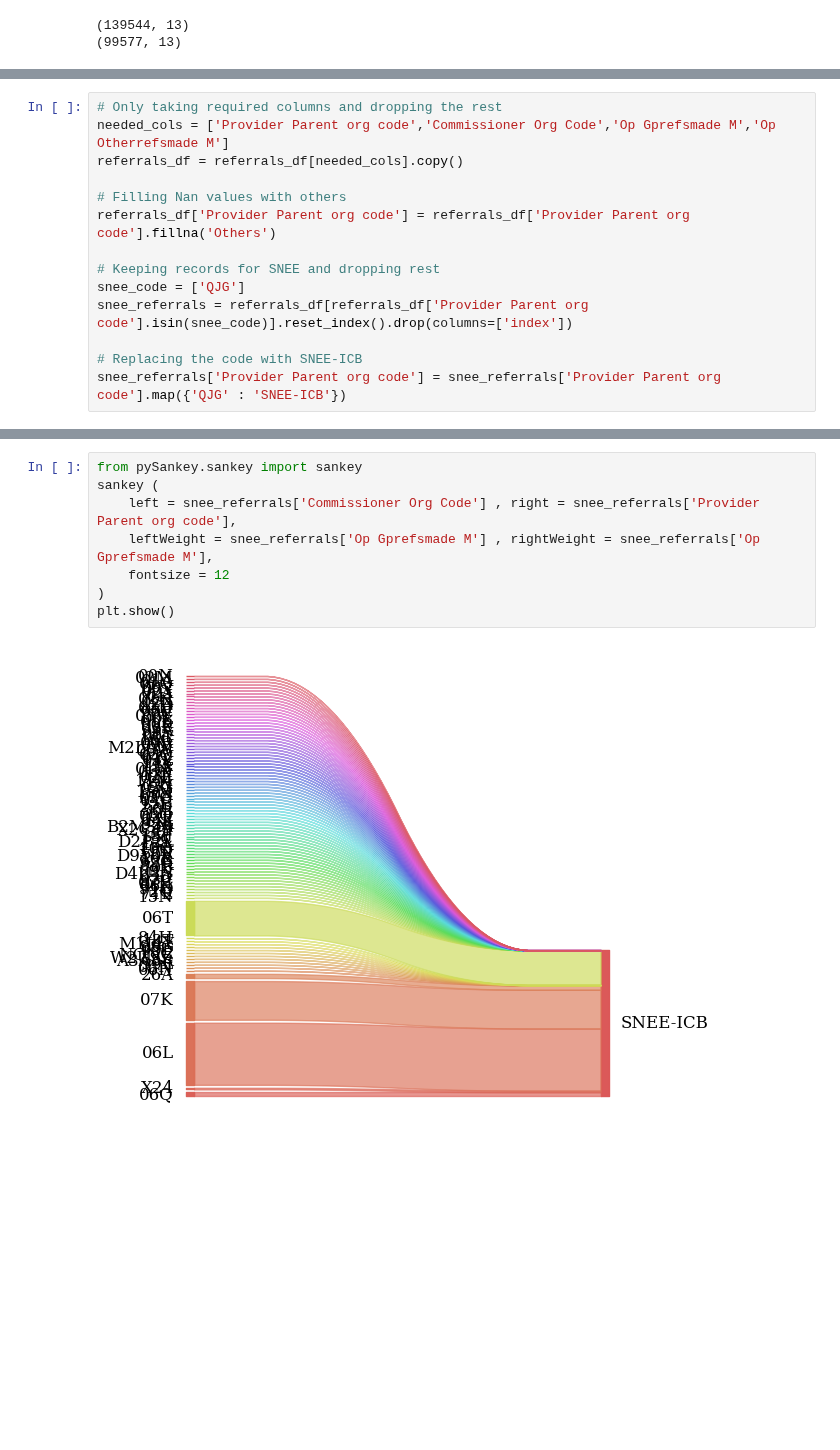
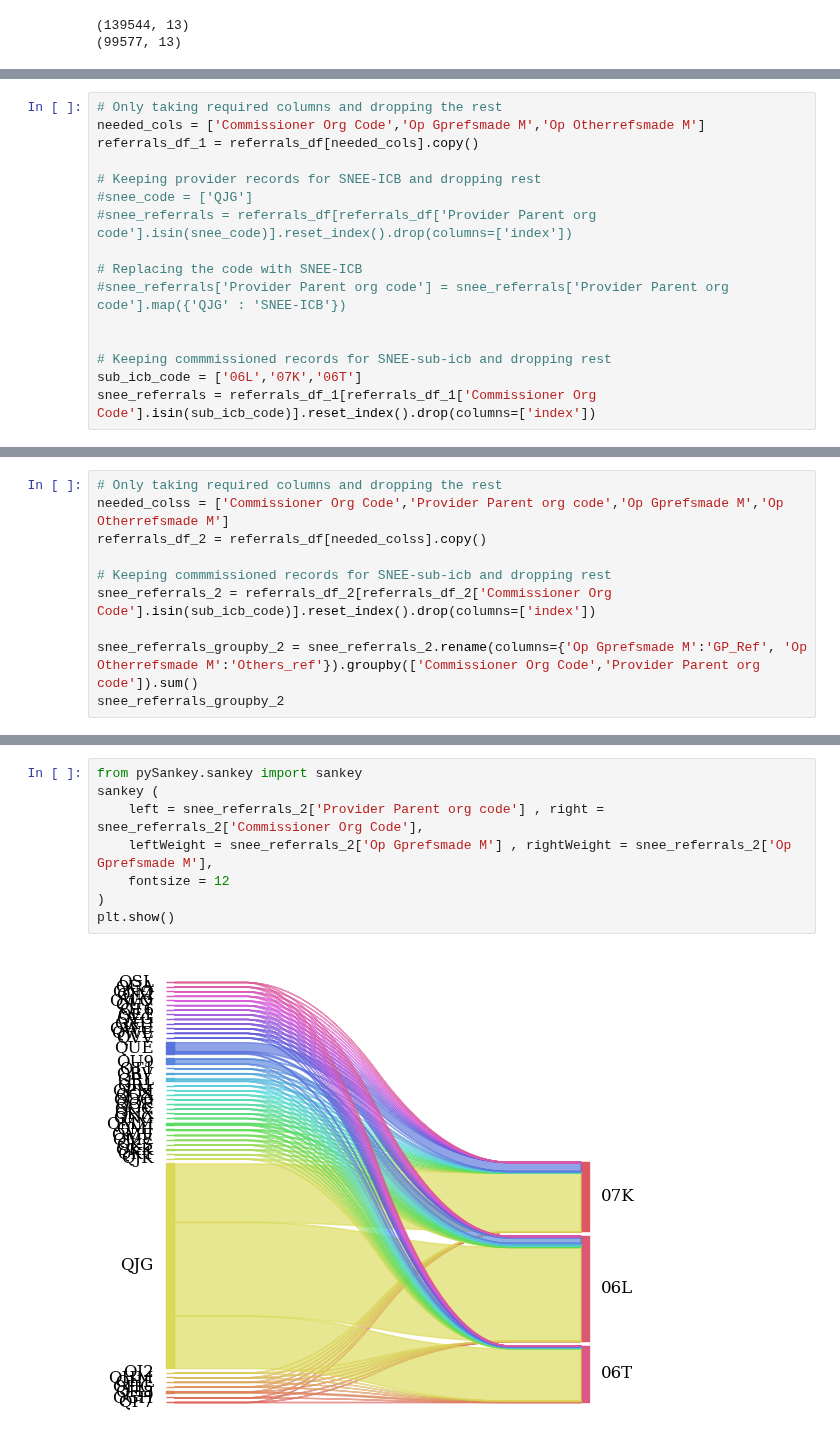
Before and after one commit to SNEE-ICS/PrimaryCareDemandAndCapacity, a Jupyter notebook: notebooks/1d_ReferralRate.ipynb, the cells around one changed output, grey strips where cells are left out. Drawn from its saved outputs; the diff is of its cells as text; blank space fills up the shorter version.

Commit message:
Referral rate analysis

```diff
--- a/notebooks/1d_ReferralRate.ipynb
+++ b/notebooks/1d_ReferralRate.ipynb
@@ -98,14 +85,16 @@ Name: Provider Parent org code, Length: 940, dtype: object
 # %%
 # Only taking required columns and dropping the rest
-needed_cols = ['Provider Parent org code','Commissioner Org Code','Op Gprefsmade M','Op Otherrefsmade M']
-referrals_df = referrals_df[needed_cols].copy()
+needed_cols = ['Commissioner Org Code','Op Gprefsmade M','Op Otherrefsmade M']
+referrals_df_1 = referrals_df[needed_cols].copy()
 
-# Filling Nan values with others
-referrals_df['Provider Parent org code'] = referrals_df['Provider Parent org code'].fillna('Others')
-
-# Keeping records for SNEE and dropping rest
-snee_code = ['QJG']
-snee_referrals = referrals_df[referrals_df['Provider Parent org code'].isin(snee_code)].reset_index().drop(columns=['index'])
+# Keeping provider records for SNEE-ICB and dropping rest
+#snee_code = ['QJG']
+#snee_referrals = referrals_df[referrals_df['Provider Parent org code'].isin(snee_code)].reset_index().drop(columns=['index'])
 
 # Replacing the code with SNEE-ICB
-snee_referrals['Provider Parent org code'] = snee_referrals['Provider Parent org code'].map({'QJG' : 'SNEE-ICB'})
+#snee_referrals['Provider Parent org code'] = snee_referrals['Provider Parent org code'].map({'QJG' : 'SNEE-ICB'})
+
+
+# Keeping commmissioned records for SNEE-sub-icb and dropping rest
+sub_icb_code = ['06L','07K','06T']
+snee_referrals = referrals_df_1[referrals_df_1['Commissioner Org Code'].isin(sub_icb_code)].reset_index().drop(columns=['index'])
@@ -148,0 +198,10 @@ snee_referrals
+# %%
+# Only taking required columns and dropping the rest
+needed_colss = ['Commissioner Org Code','Provider Parent org code','Op Gprefsmade M','Op Otherrefsmade M']
+referrals_df_2 = referrals_df[needed_colss].copy()
+
+# Keeping commmissioned records for SNEE-sub-icb and dropping rest
+snee_referrals_2 = referrals_df_2[referrals_df_2['Commissioner Org Code'].isin(sub_icb_code)].reset_index().drop(columns=['index'])
+
+snee_referrals_groupby_2 = snee_referrals_2.rename(columns={'Op Gprefsmade M':'GP_Ref', 'Op Otherrefsmade M':'Others_ref'}).groupby(['Commissioner Org Code','Provider Parent org code']).sum()
+snee_referrals_groupby_2
@@ -178,10 +244,10 @@ Successfully installed pySankey-0.0.1
 # %%
 from pySankey.sankey import sankey
 sankey (
-    left = snee_referrals['Commissioner Org Code'] , right = snee_referrals['Provider Parent org code'],
-    leftWeight = snee_referrals['Op Gprefsmade M'] , rightWeight = snee_referrals['Op Gprefsmade M'],
+    left = snee_referrals_2['Provider Parent org code'] , right = snee_referrals_2['Commissioner Org Code'],
+    leftWeight = snee_referrals_2['Op Gprefsmade M'] , rightWeight = snee_referrals_2['Op Gprefsmade M'],
     fontsize = 12
 )
 plt.show()
 # %% [output]
-[figure, old version]
+[figure, new version]
```
Also changed, not shown: parts of 21 cells of this notebook.
